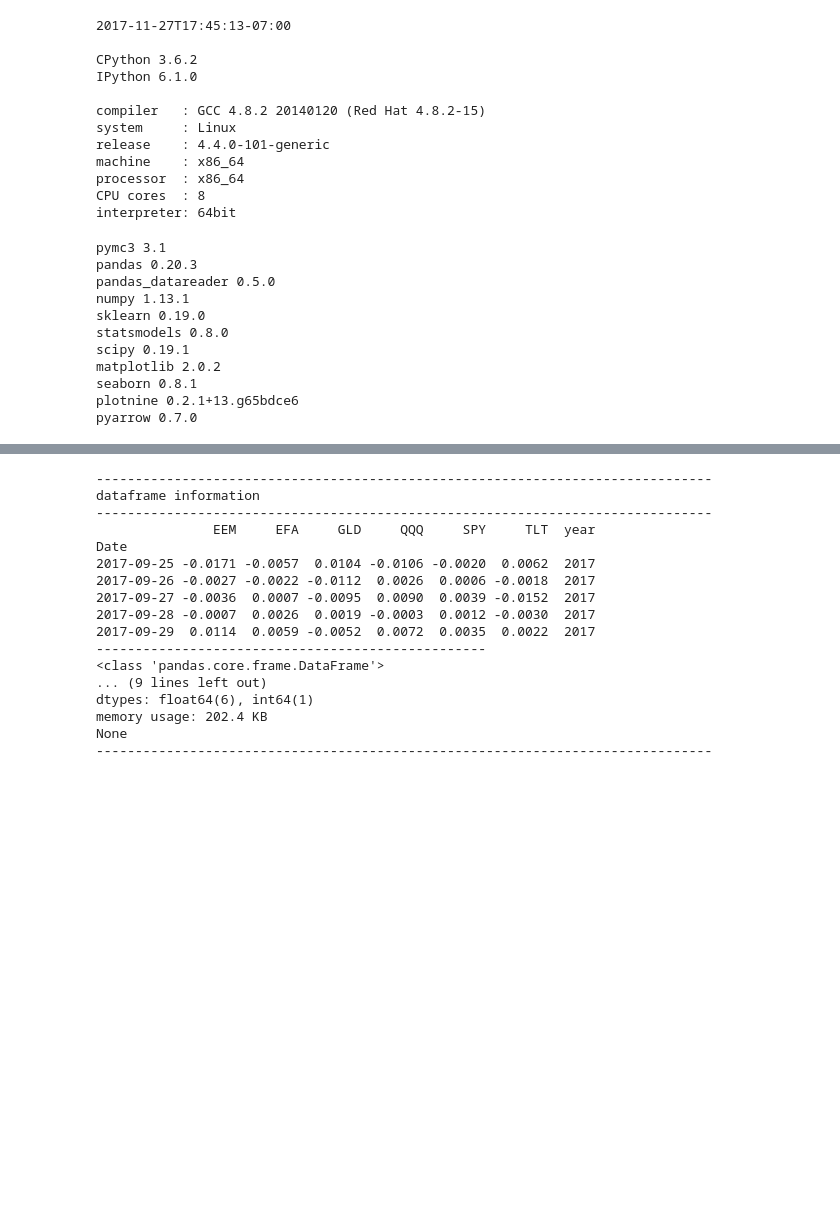
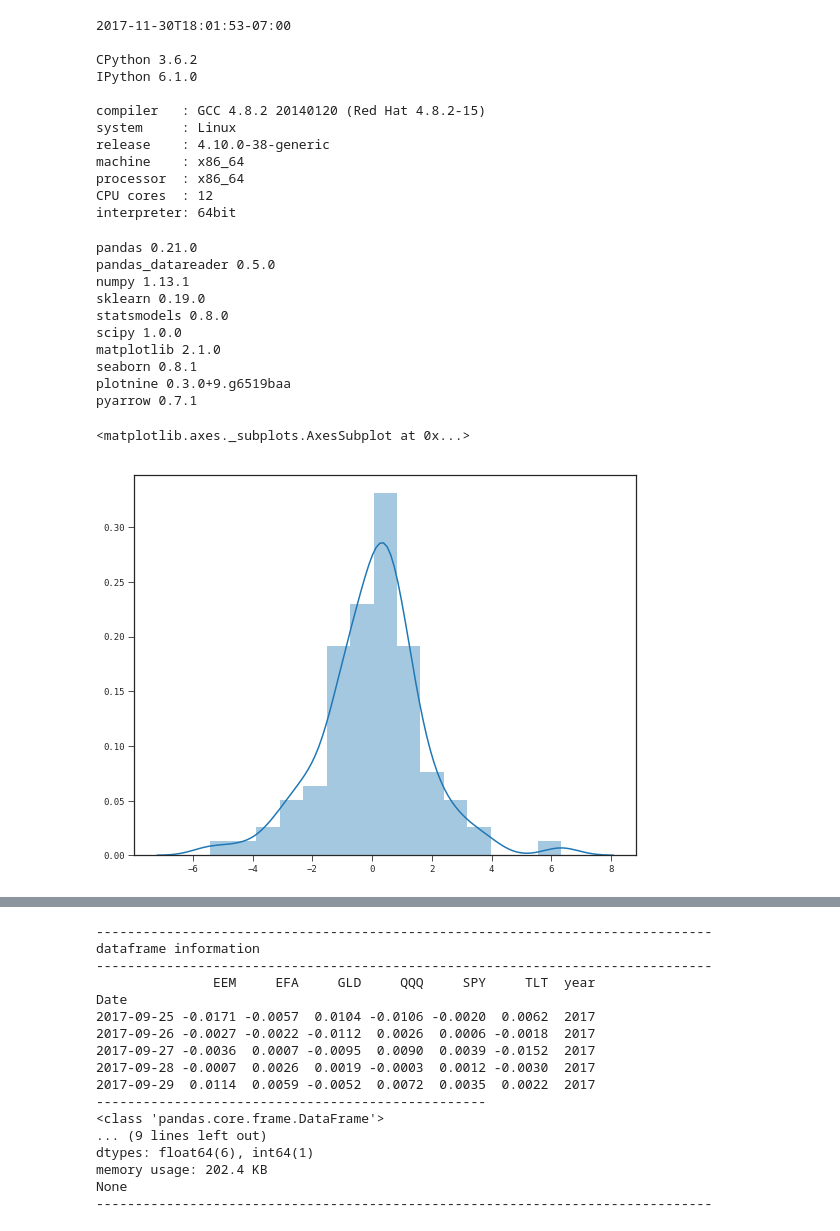
Before and after one commit to BlackArbsCEO/mixture_model_trading_public, a Jupyter notebook: notebooks/02. Gaussian Mixtures.ipynb, the cells around one changed output, grey strips where cells are left out. Cells and saved outputs as stored; diff of their text form; code cells hidden in the pictures; blank space fills up the shorter version.

```diff
--- a/notebooks/02. Gaussian Mixtures.ipynb
+++ b/notebooks/02. Gaussian Mixtures.ipynb
@@ -6,23 +83,27 @@
 %load_ext watermark
 %watermark
 
+from IPython.display import display
+
 # import standard libs
+from pathlib import PurePath, Path
+import sys
+import time
 
-import sys
-import os
-import time
+# get project dir
+pp = PurePath(Path.cwd()).parts[:-1]
+pdir = PurePath(*pp)
 
 # import python scientific stack
 
 import pandas as pd
-pd.options.display.float_format = '{:,.4f}'.format
+#pd.options.display.float_format = '{:,.4f}'.format
 import pandas_datareader.data as web
 import numpy as np
 import sklearn.mixture as mix
 import statsmodels.tsa.api as smt
 import statsmodels.api as sm
 import scipy.stats as stats
-import pymc3 as pm
 
 # import visual tools
 
@@ -48,34 +129,47 @@ warnings.filterwarnings("ignore")
 """['_classic_test', 'grayscale', 'seaborn-poster', 'seaborn-whitegrid', 'seaborn-muted', 'seaborn-white', 'fivethirtyeight', 'seaborn-bright', 'seaborn-paper', 'seaborn-dark', 'seaborn', 'seaborn-pastel', 'dark_background', 'seaborn-notebook', 'seaborn-deep', 'seaborn-dark-palette', 'ggplot', 'seaborn-ticks', 'bmh', 'seaborn-colorblind', 'classic', 'seaborn-darkgrid', 'seaborn-talk']"""
 plt.style.use('seaborn-ticks')
 plt.rcParams['font.family'] = 'DejaVu Sans Mono'
+plt.rcParams['font.size'] = 9
 plt.rcParams['figure.figsize'] = 9,7
 
 blue, green, red, purple, gold, teal = sns.color_palette('colorblind', 6)
 RANDOM_STATE = 777
 
 print()
-%watermark -p pymc3,pandas,pandas_datareader,numpy,sklearn,statsmodels,scipy,matplotlib,seaborn,plotnine,pyarrow
+%watermark -p pandas,pandas_datareader,numpy,sklearn,statsmodels,scipy,matplotlib,seaborn,plotnine,pyarrow
 # %% [output]
-2017-11-27T17:45:13-07:00
+2017-11-30T18:01:53-07:00
 
 CPython 3.6.2
 IPython 6.1.0
 
 compiler   : GCC 4.8.2 20140120 (Red Hat 4.8.2-15)
 system     : Linux
-release    : 4.4.0-101-generic
+release    : 4.10.0-38-generic
 machine    : x86_64
 processor  : x86_64
-CPU cores  : 8
+CPU cores  : 12
 interpreter: 64bit
-pymc3 3.1
-pandas 0.20.3
+pandas 0.21.0
 pandas_datareader 0.5.0
 numpy 1.13.1
 sklearn 0.19.0
 statsmodels 0.8.0
-scipy 0.19.1
-matplotlib 2.0.2
+scipy 1.0.0
+matplotlib 2.1.0
 seaborn 0.8.1
-plotnine 0.2.1+13.g65bdce6
-pyarrow 0.7.0
+plotnine 0.3.0+9.g6519baa
+pyarrow 0.7.1
+# %%
+np.random.seed(777)
+
+N = 100
+
+fake_dates = pd.date_range('2011', periods=N)
+fake_returns = np.random.laplace(size=N) + np.random.normal(size=N)
+returns = pd.Series(fake_returns, index=fake_dates)
+
+sns.distplot(returns)
+# %% [output]
+<matplotlib.axes._subplots.AxesSubplot at 0x...>
+[figure, added]
```
Also changed, not shown: parts of 51 cells of this notebook, 1 other file.
